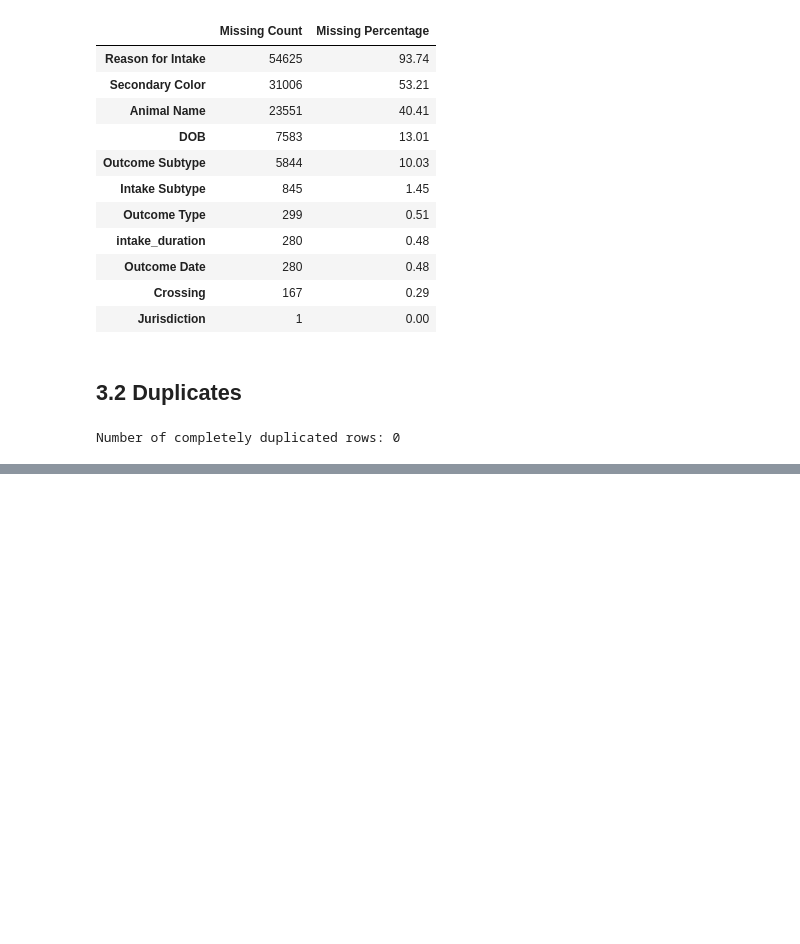
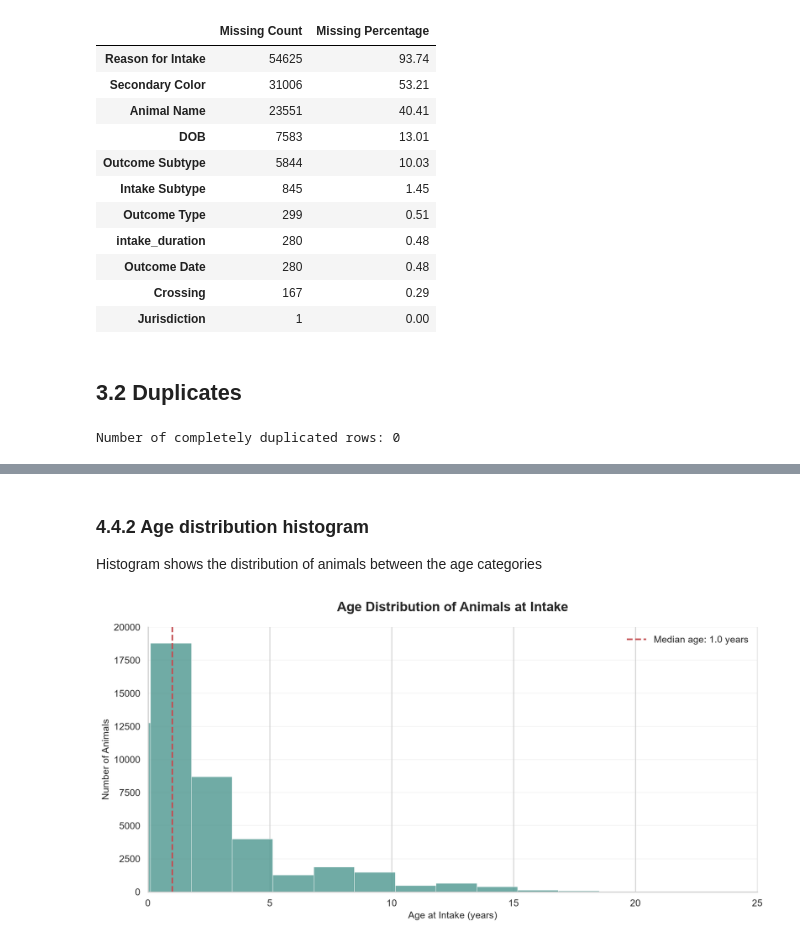
Before and after one commit to wushuyuli/animal-shelter-ml-coursework, a Jupyter notebook: notebook/animal_shelter_analysis.ipynb, the cells around one changed output, grey strips where cells are left out. Saved outputs shown, nothing was run; the diff lists cells and outputs as text; code cells hidden in the pictures; blank space fills up the shorter version.

```diff
--- a/notebook/animal_shelter_analysis.ipynb
+++ b/notebook/animal_shelter_analysis.ipynb
@@ -160,0 +342,49 @@ Number of duplicated Animal IDs: 2145
+# %% [markdown]
+### 4.4.2 Age distribution histogram
+
+Histogram shows the distribution of animals between the age categories
+# %%
+plt.figure(figsize=(12, 6), dpi=150)
+
+sns.histplot(
+    data=df,
+    x='Age at Intake',
+    bins=40,
+    kde=False,
+    color='#579C95',
+    edgecolor='white',
+    linewidth=0.5,
+    alpha=0.85
+)
+
+median_age = df['Age at Intake'].median()
+
+plt.axvline(
+    median_age,
+    color='#C44E52',
+    linestyle='--',
+    linewidth=2,
+    label=f'Median age: {median_age:.1f} years'
+)
+
+plt.title(
+    'Age Distribution of Animals at Intake',
+    fontsize=17,
+    fontweight='bold',
+    pad=20
+)
+
+plt.xlabel('Age at Intake (years)', fontsize=12)
+plt.ylabel('Number of Animals', fontsize=12)
+plt.ylim(0, 20000)
+
+plt.xlim(0, 25)
+plt.legend(frameon=False)
+
+sns.despine()
+plt.grid(axis='y', alpha=0.2)
+plt.tight_layout()
+
+plt.show()
+# %% [output]
+[figure, added]
```
Also changed, not shown: parts of 27 cells of this notebook, 1 other file.
